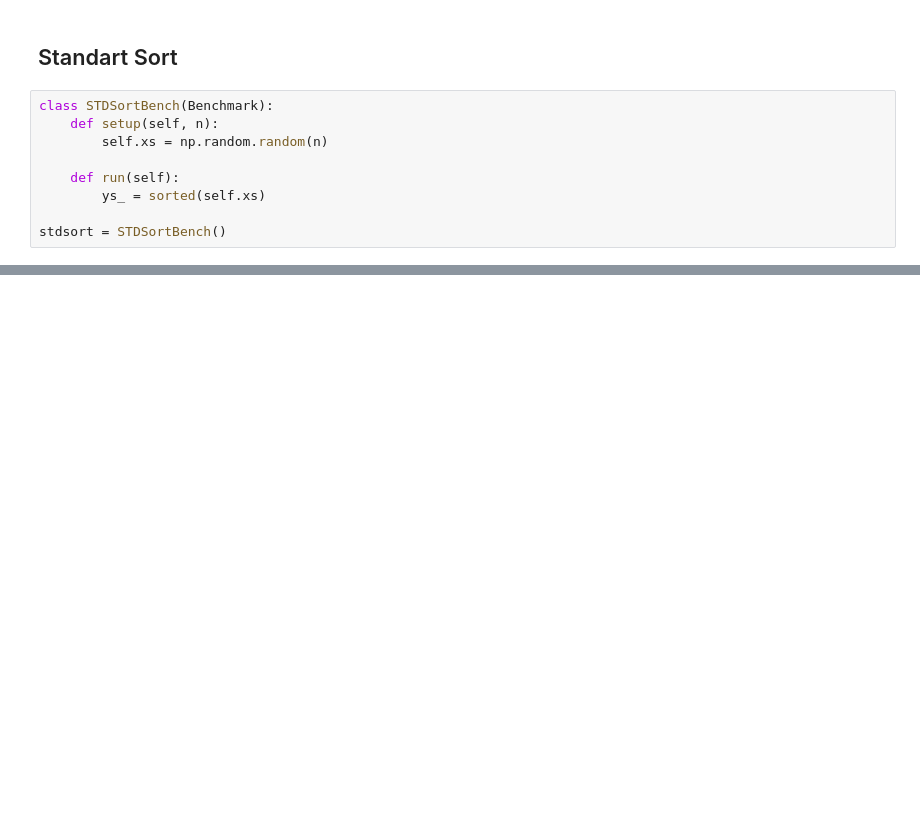
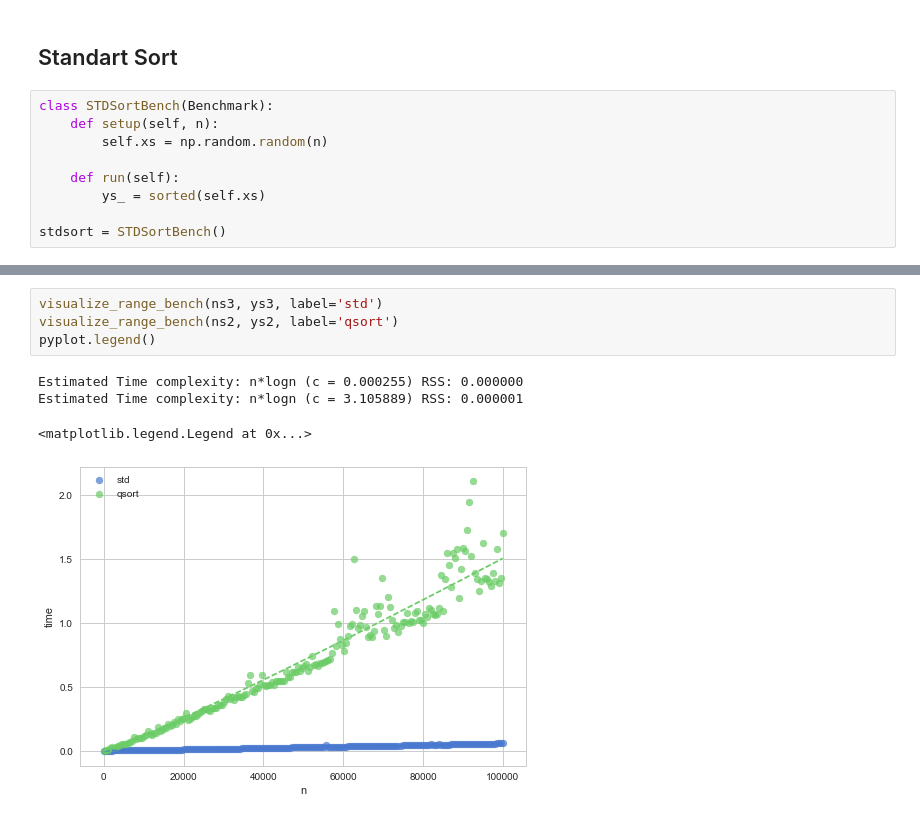
Before and after one commit to vadimadr/python-algorithms, a Jupyter notebook: benchmark/sorting.ipynb, the cells around one changed output, grey strips where cells are left out. Saved outputs shown, nothing was run; the diff lists cells and outputs as text; blank space fills up the shorter version.

Commit message:
update sorting bench

```diff
--- a/benchmark/sorting.ipynb
+++ b/benchmark/sorting.ipynb
@@ -141,0 +142,9 @@ Estimated Time complexity: n*logn (c = 0.001083) RSS: 0.000000
+# %%
+visualize_range_bench(ns3, ys3, label='std')
+visualize_range_bench(ns2, ys2, label='qsort')
+pyplot.legend()
+# %% [output]
+Estimated Time complexity: n*logn (c = 0.000255) RSS: 0.000000
+Estimated Time complexity: n*logn (c = 3.105889) RSS: 0.000001
+<matplotlib.legend.Legend at 0x...>
+[figure, added]
```
Also changed, not shown: parts of 1 cell of this notebook.
